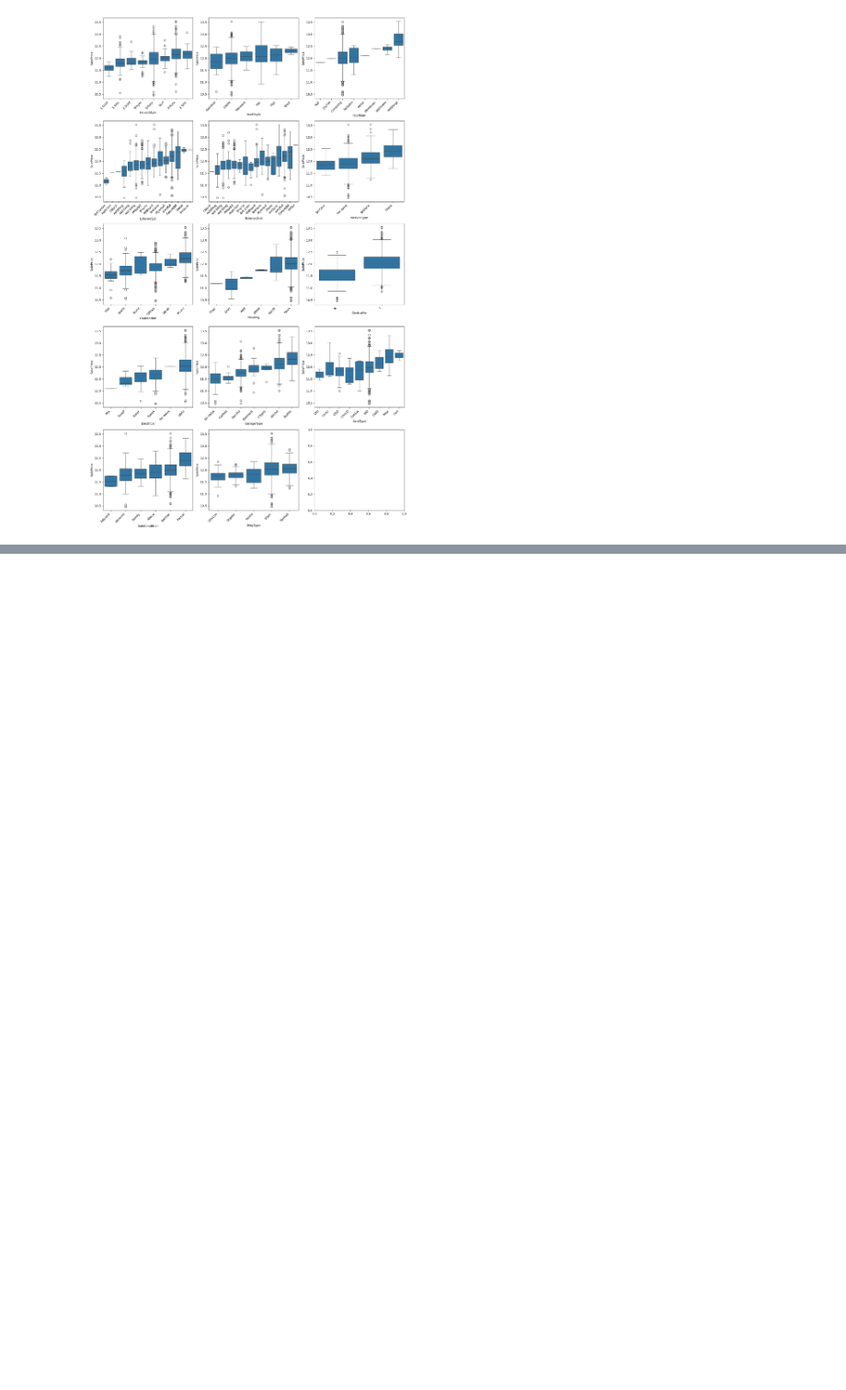
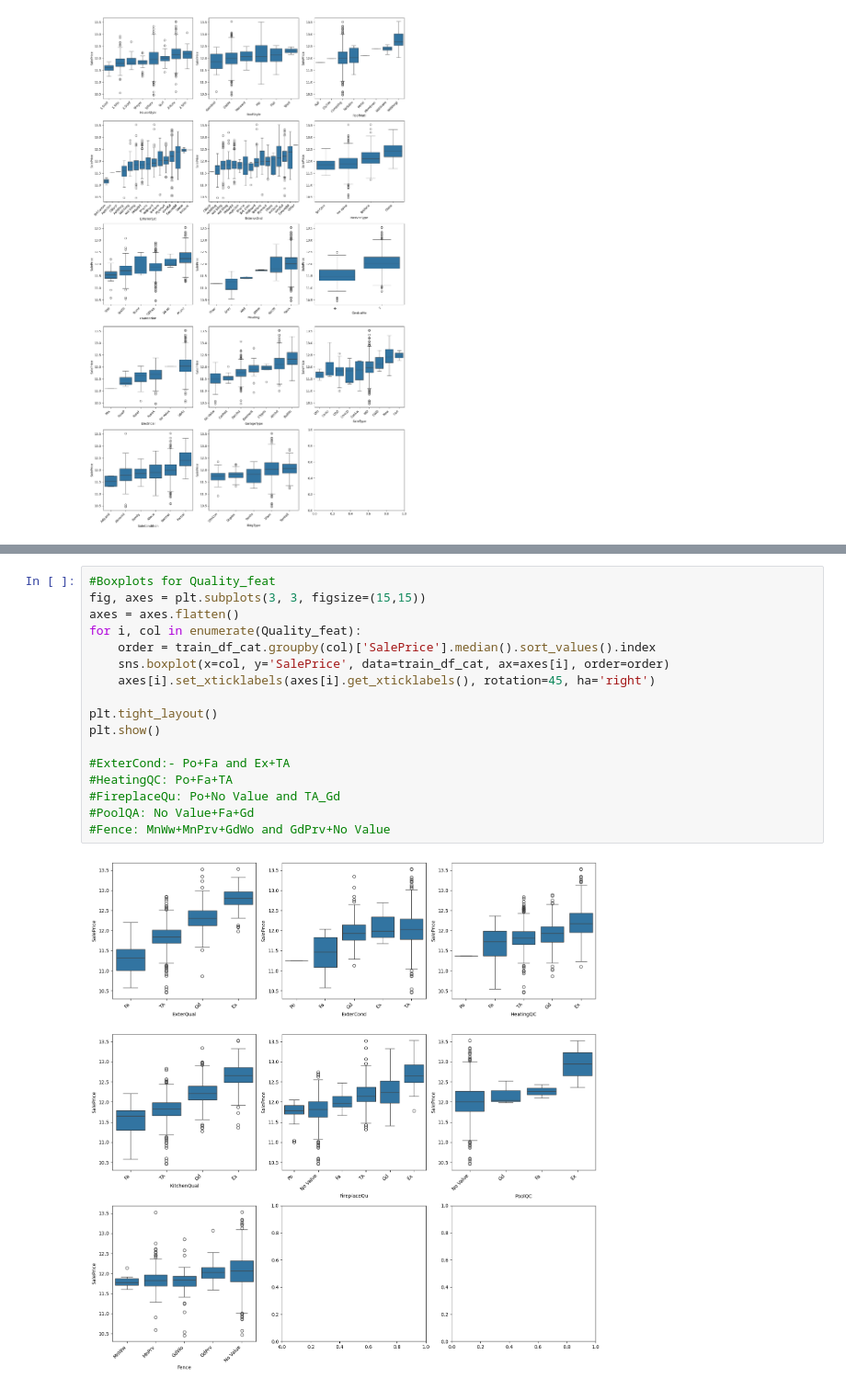
Before and after one commit to Anurag163/Kaggle--House-Prediction, a Jupyter notebook: RFE.ipynb, the cells around one changed output, grey strips where cells are left out. Shown at 92% size. Drawn from its saved outputs; the diff is of its cells as text; blank space fills up the shorter version.

```diff
--- a/RFE.ipynb
+++ b/RFE.ipynb
@@ -777,0 +796,19 @@ plt.show()
+# %%
+#Boxplots for Quality_feat
+fig, axes = plt.subplots(3, 3, figsize=(15,15))
+axes = axes.flatten()
+for i, col in enumerate(Quality_feat):
+    order = train_df_cat.groupby(col)['SalePrice'].median().sort_values().index
+    sns.boxplot(x=col, y='SalePrice', data=train_df_cat, ax=axes[i], order=order)
+    axes[i].set_xticklabels(axes[i].get_xticklabels(), rotation=45, ha='right')
+
+plt.tight_layout()
+plt.show()
+
+#ExterCond:- Po+Fa and Ex+TA
+#HeatingQC: Po+Fa+TA
+#FireplaceQu: Po+No Value and TA_Gd
+#PoolQA: No Value+Fa+Gd
+#Fence: MnWw+MnPrv+GdWo and GdPrv+No Value
+# %% [output]
+[figure, added]
```
Also changed, not shown: parts of 5 cells of this notebook.
